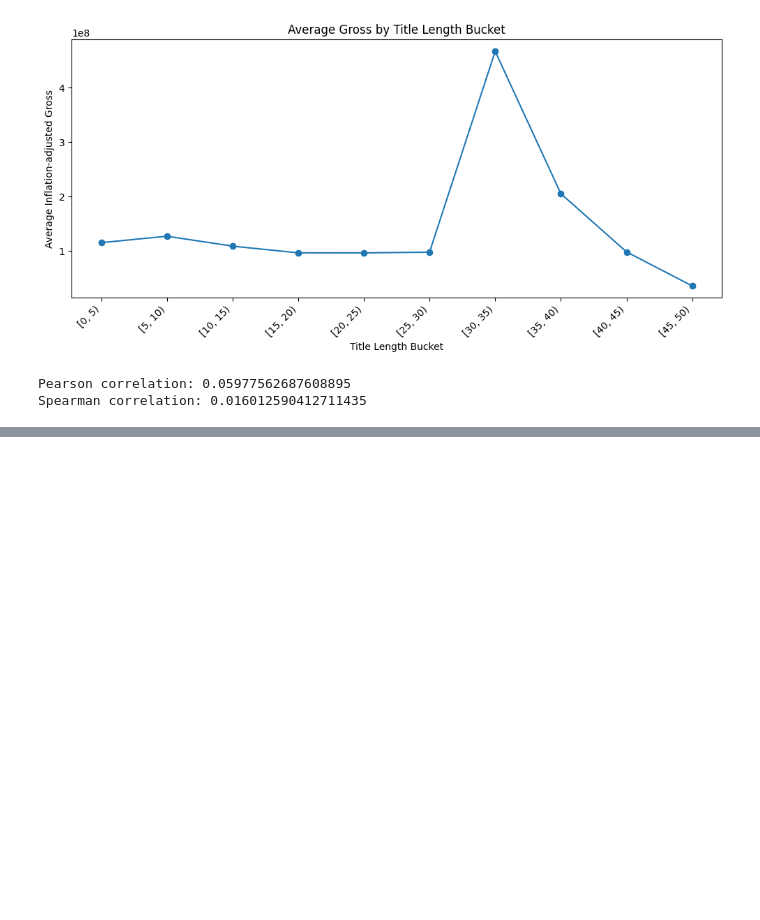
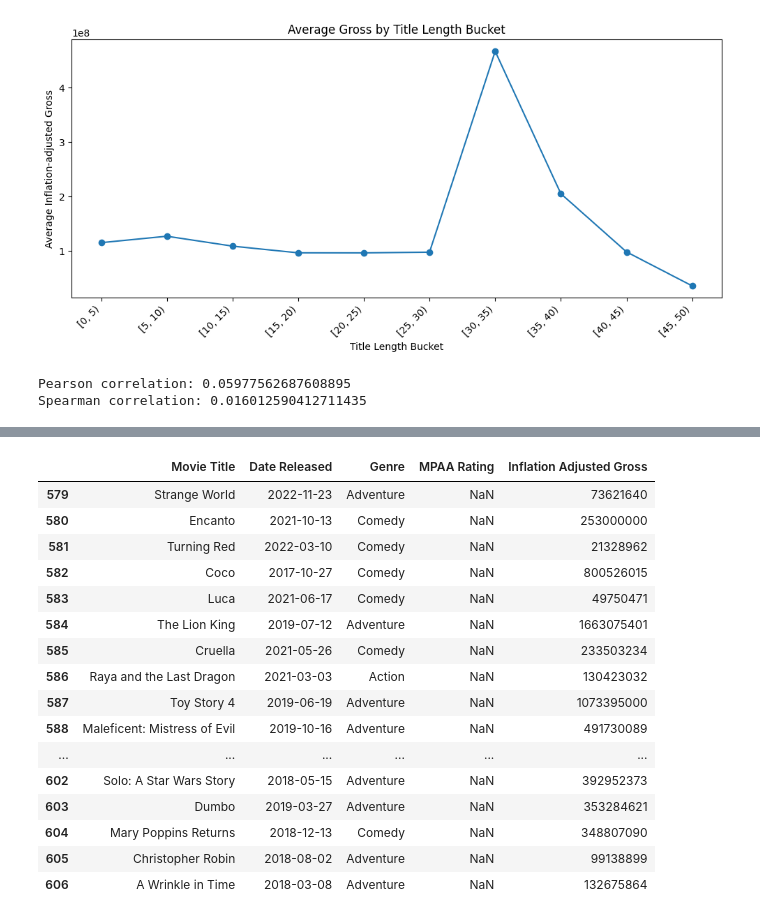
Before and after one commit to wtfmadrid/MDSA-Case-Study, a Jupyter notebook: preprocessing.ipynb, the cells around one changed output, grey strips where cells are left out. Drawn from its saved outputs; the diff is of its cells as text; code cells hidden in the pictures; blank space fills up the shorter version.

```diff
--- a/preprocessing.ipynb
+++ b/preprocessing.ipynb
@@ -226,0 +340,2 @@ all_movies.head()
+# %%
+combined.drop(columns=['Total Gross'], inplace=True)
@@ -226,0 +369,2 @@ all_movies.head()
+# %%
+combined['Genre'] = combined['Genre'].str.split('-').str[0].str.strip()
@@ -226,0 +382,16 @@ all_movies.head()
+# %%
+allowed = {
+    "Comedy","Adventure","Drama","Action","Thriller/Suspense","Romantic Comedy",
+    "Unknown","Musical","Documentary","Western","Horror","Black Comedy","Concert/Performance"
+}
+
+def first_allowed_genre(s):
+    if pd.isna(s):
+        return "Unknown"
+    parts = [p.strip() for p in re.split(r'[-/,|]', str(s))]
+    for p in parts:
+        if p in allowed:
+            return p
+    return "Unknown"
+
+combined['Genre'] = combined['Genre'].apply(first_allowed_genre)
@@ -226,0 +428,14 @@ all_movies.head()
+# %%
+date_col = 'Date Released'
+
+# String version for pattern checks
+s = combined[date_col].astype(str).str.strip()
+
+# Only pre-2017-style rows (DD/MM/YYYY) -> parse and reformat
+mask_pre = s.str.contains('/', na=False)
+
+combined.loc[mask_pre, date_col] = pd.to_datetime(
+    combined.loc[mask_pre, date_col],
+    format='%d/%m/%Y',
+    errors='coerce'
+).dt.strftime('%Y-%m-%d')
@@ -226,0 +451,20 @@ all_movies.head()
+# %%
+combined[combined['MPAA Rating'].isna()]
+# %% [output]
+|  | Movie Title | Date Released | Genre | MPAA Rating | Inflation Adjusted Gross |
+| 579 | Strange World | 2022-11-23 | Adventure | NaN | 73621640 |
+| 580 | Encanto | 2021-10-13 | Comedy | NaN | 253000000 |
+| 581 | Turning Red | 2022-03-10 | Comedy | NaN | 21328962 |
+| 582 | Coco | 2017-10-27 | Comedy | NaN | 800526015 |
+| 583 | Luca | 2021-06-17 | Comedy | NaN | 49750471 |
+| 584 | The Lion King | 2019-07-12 | Adventure | NaN | 1663075401 |
+| 585 | Cruella | 2021-05-26 | Comedy | NaN | 233503234 |
+| 586 | Raya and the Last Dragon | 2021-03-03 | Action | NaN | 130423032 |
+| 587 | Toy Story 4 | 2019-06-19 | Adventure | NaN | 1073395000 |
+| 588 | Maleficent: Mistress of Evil | 2019-10-16 | Adventure | NaN | 491730089 |
+| ... | ... | ... | ... | ... | ... |
+| 602 | Solo: A Star Wars Story | 2018-05-15 | Adventure | NaN | 392952373 |
+| 603 | Dumbo | 2019-03-27 | Adventure | NaN | 353284621 |
+| 604 | Mary Poppins Returns | 2018-12-13 | Comedy | NaN | 348807090 |
+| 605 | Christopher Robin | 2018-08-02 | Adventure | NaN | 99138899 |
+| 606 | A Wrinkle in Time | 2018-03-08 | Adventure | NaN | 132675864 |
```
Also changed, not shown: parts of 39 cells of this notebook, 1 other file.
